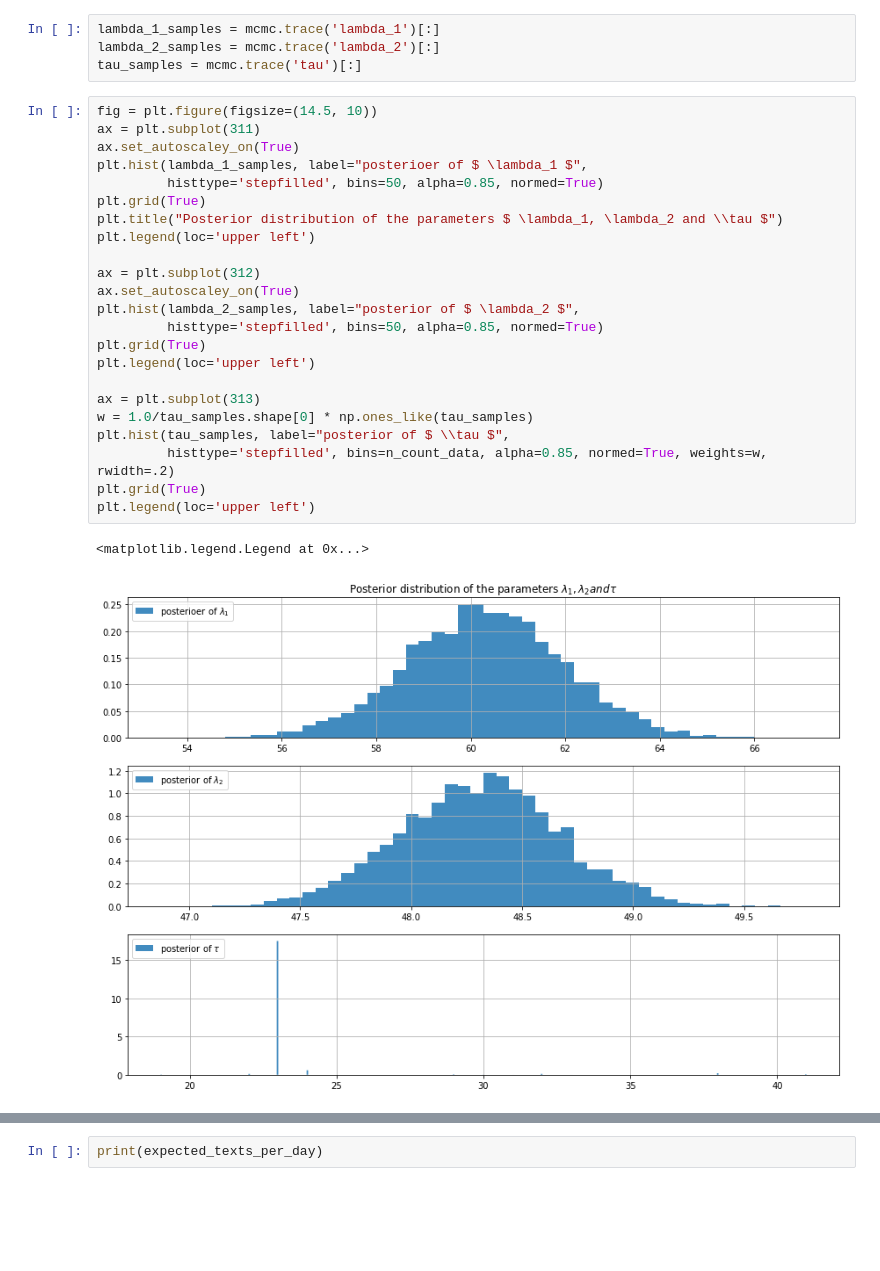
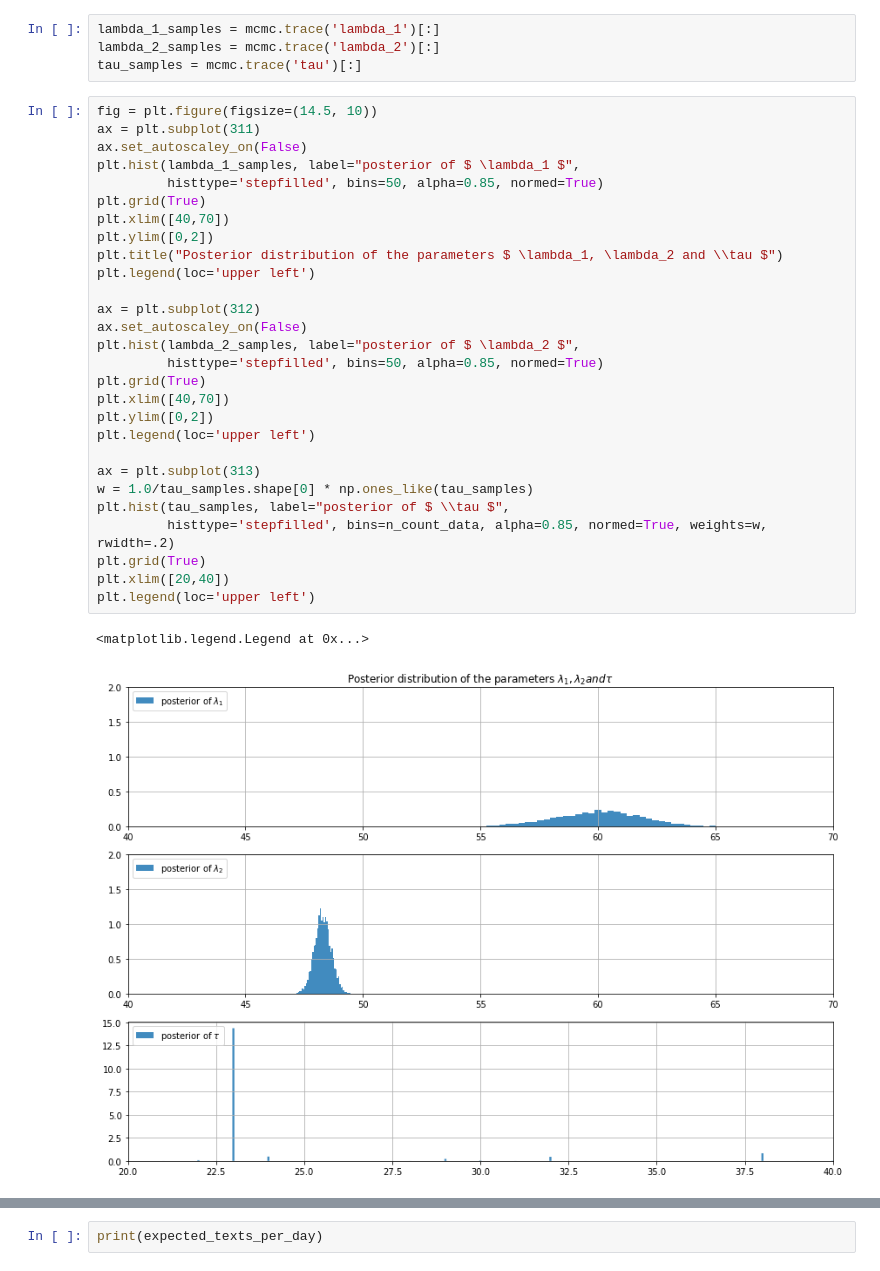
Before and after one commit to bakera1/BayesianMethodsForHackers, a Jupyter notebook: bayesian/A little more on PyMC.ipynb, the cells around one changed output, grey strips where cells are left out. Cells and saved outputs as stored; diff of their text form; blank space fills up the shorter version.

```diff
--- a/bayesian/A little more on PyMC.ipynb
+++ b/bayesian/A little more on PyMC.ipynb
@@ -71,29 +71,34 @@ tau_samples = mcmc.trace('tau')[:]
 # %%
 fig = plt.figure(figsize=(14.5, 10))
 ax = plt.subplot(311)
-ax.set_autoscaley_on(True)
-plt.hist(lambda_1_samples, label="posterioer of $ \lambda_1 $",
+ax.set_autoscaley_on(False)
+plt.hist(lambda_1_samples, label="posterior of $ \lambda_1 $",
          histtype='stepfilled', bins=50, alpha=0.85, normed=True)
 plt.grid(True)
+plt.xlim([40,70])
+plt.ylim([0,2])
 plt.title("Posterior distribution of the parameters $ \lambda_1, \lambda_2 and \\tau $")
 plt.legend(loc='upper left')
 
 ax = plt.subplot(312)
-ax.set_autoscaley_on(True)
+ax.set_autoscaley_on(False)
 plt.hist(lambda_2_samples, label="posterior of $ \lambda_2 $",
          histtype='stepfilled', bins=50, alpha=0.85, normed=True)
 plt.grid(True)
+plt.xlim([40,70])
+plt.ylim([0,2])
 plt.legend(loc='upper left')
 
 ax = plt.subplot(313)
 w = 1.0/tau_samples.shape[0] * np.ones_like(tau_samples)
 plt.hist(tau_samples, label="posterior of $ \\tau $",
          histtype='stepfilled', bins=n_count_data, alpha=0.85, normed=True, weights=w, rwidth=.2)
 plt.grid(True)
+plt.xlim([20,40])
 plt.legend(loc='upper left')
 # %% [output]
 <matplotlib.legend.Legend at 0x...>
-[figure, old version]
+[figure, new version]
 # %%
 fig = plt.figure(figsize=(14.5, 6))
 N = tau_samples.shape[0]
```
Also changed, not shown: parts of 2 cells of this notebook.
